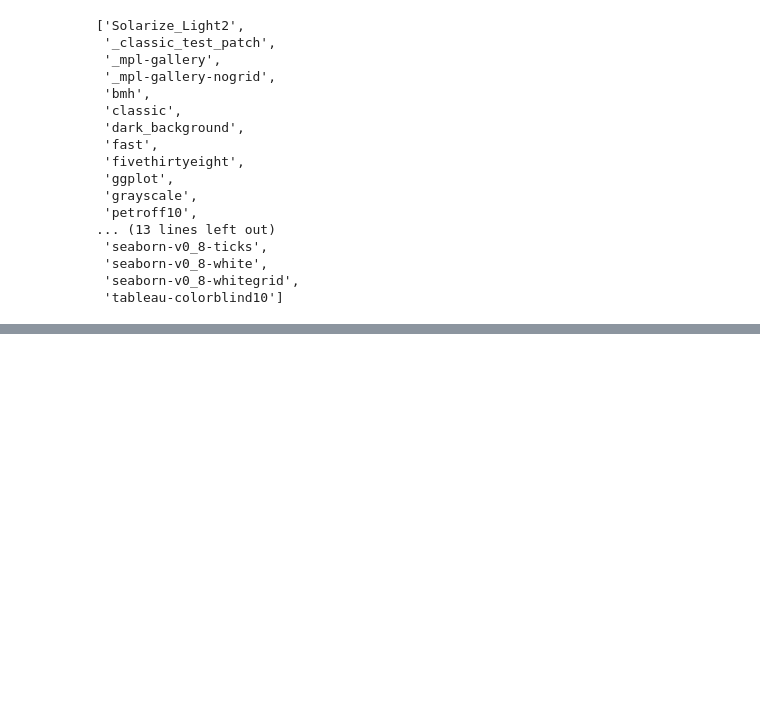
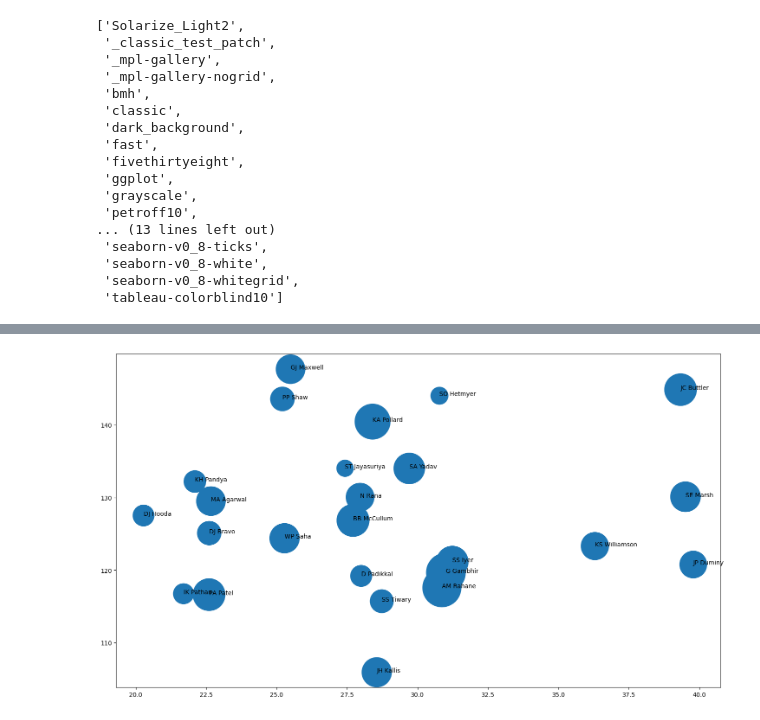
Before and after one commit to Vaidehi1005/MachineLearning, a Jupyter notebook: Matplotlib.ipynb, the cells around one changed output, grey strips where cells are left out. Saved outputs shown, nothing was run; the diff lists cells and outputs as text; code cells hidden in the pictures; blank space fills up the shorter version.

```diff
--- a/Matplotlib.ipynb
+++ b/Matplotlib.ipynb
@@ -522,0 +547,2 @@ Text(0, 0.5, 'PetalLengthCm')
+# %%
+batters = pd.read_csv("/content/batter.csv")
@@ -522,0 +570,4 @@ Text(0, 0.5, 'PetalLengthCm')
+# %%
+sample_df = batters.head(100).sample(25,random_state=5)
+
+#without random state it=f we run many times it will chnage for every time in the run
@@ -522,0 +594,13 @@ Text(0, 0.5, 'PetalLengthCm')
+# %%
+plt.figure(figsize=(18,10))
+
+plt.scatter(sample_df['avg'],sample_df['strike_rate'],s=sample_df['runs'])
+#s is for the size now the point size will be basis on the runs
+
+
+for i in range(sample_df.shape[0]):
+  plt.text(sample_df['avg'].values[i],sample_df['strike_rate'].values[i],sample_df['batter'].values[i])
+
+  #if i want the name on every point of the batsman so i did with the values of every point it will show the values
+# %% [output]
+[figure, added]
```
Also changed, not shown: parts of 30 cells of this notebook.
